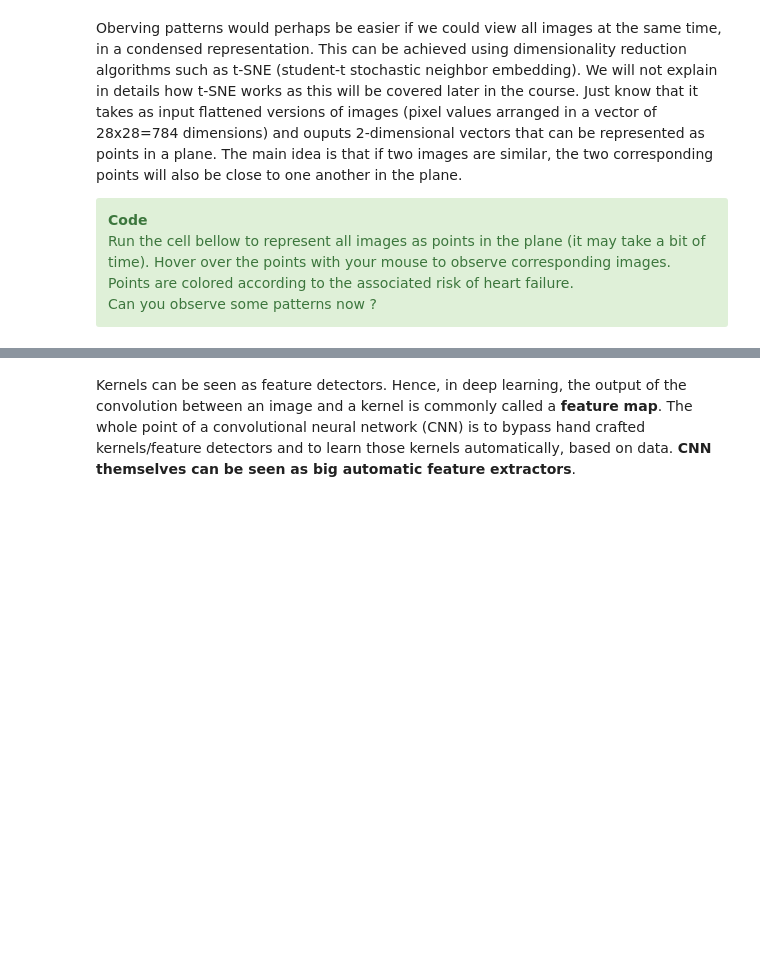
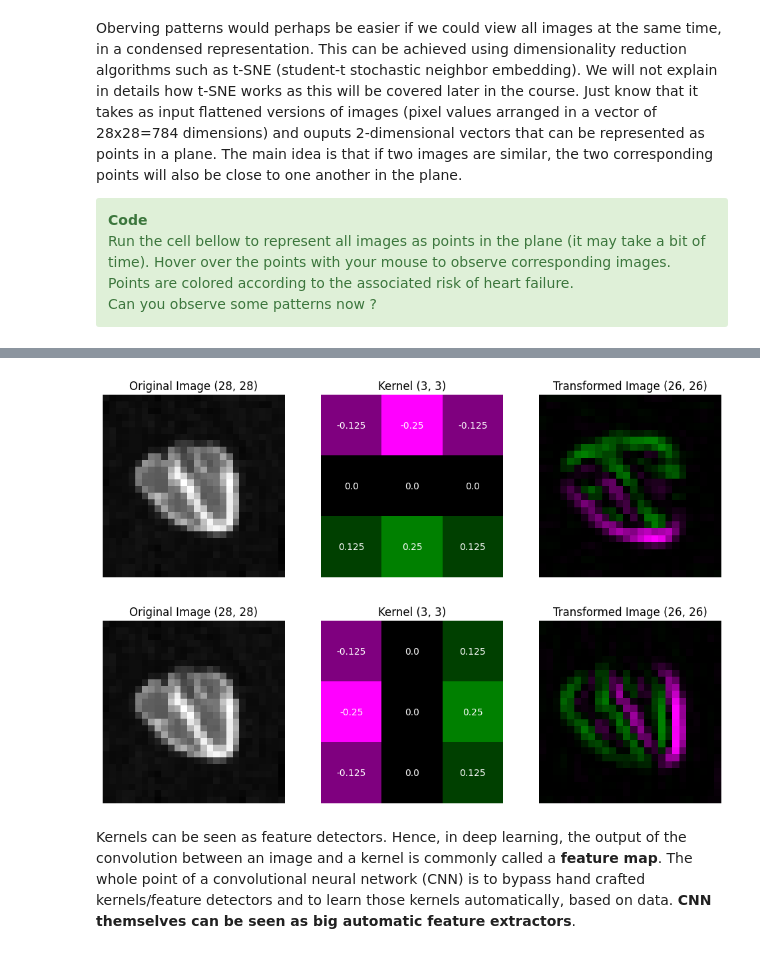
Before and after one commit to miguel-antoons/linfo2870_machine_learning, a Jupyter notebook: P4/P4.ipynb, the cells around one changed output, grey strips where cells are left out. Saved outputs shown, nothing was run; the diff lists cells and outputs as text; code cells hidden in the pictures; blank space fills up the shorter version.

```diff
--- a/P4/P4.ipynb
+++ b/P4/P4.ipynb
@@ -150,25 +156,29 @@ Do not hesitate to play around with other custom kernels.
 # %%
 %matplotlib inline
 
 # choose one image in the dataset
 idx = 20
 image, _ = dataset[idx]
 
 # Define custom kernels
 # effect of kernel_1?
 kernel_1 = np.array([[1/16, 1/8, 1/16],
                      [1/8, 1/4, 1/8],
                      [1/16, 1/8, 1/16]])
 # effect of kernel_2?
 kernel_2 = np.array([[-1/8, 0, 1/8],
                      [-1/4, 0, 1/4],
                      [-1/8, 0, 1/8]])
 # effect of kernel_3?
 kernel_3 = kernel_2.T
 
 
 # Convolve image with kernel and display the result (Note that colors are used only for the purpose of visualization)
-visualize_2Dconvolution(image, kernel_1) # EXPERIMENT HERE WITH DIFFERENT KERNELS
+visualize_2Dconvolution(image, kernel_3) # EXPERIMENT HERE WITH DIFFERENT KERNELS
+visualize_2Dconvolution(image, kernel_2) # EXPERIMENT HERE WITH DIFFERENT KERNELS
+# %% [output]
+[figure, added]
+[figure, added]
 # %% [markdown]
 Kernels can be seen as feature detectors. Hence, in deep learning, the output of the convolution between an image and a kernel is commonly called a **feature map**. The whole point of a convolutional neural network (CNN) is to bypass hand crafted kernels/feature detectors and to learn those kernels automatically, based on data. **CNN themselves can be seen as big automatic feature extractors**.
 # %% [markdown]
```
Also changed, not shown: parts of 3 cells of this notebook, 7 other files.
